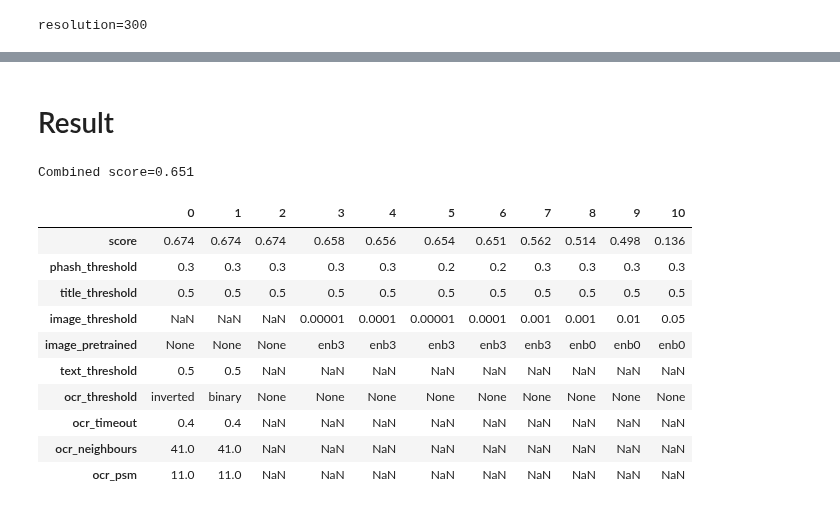
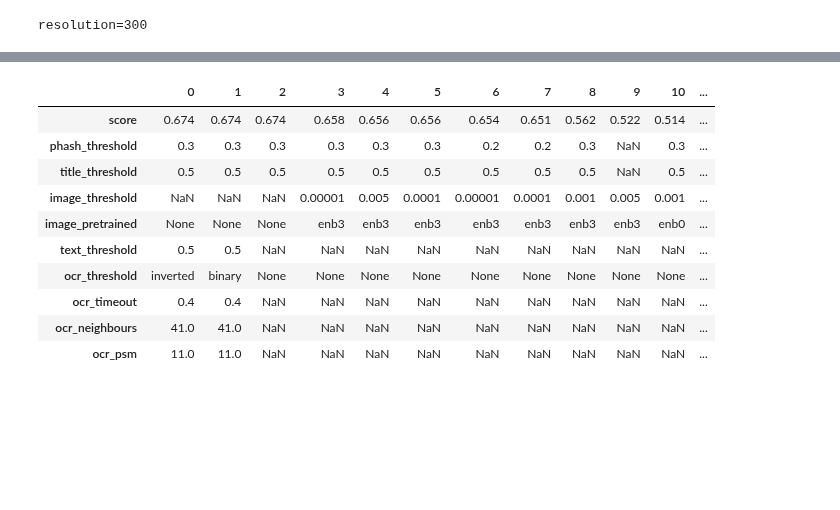
Before and after one commit to seahrh/kaggle-shopee-product-matching, a Jupyter notebook: validation.ipynb, the cells around one changed output, grey strips where cells are left out. Drawn from its saved outputs; the diff is of its cells as text; code cells hidden in the pictures; blank space fills up the shorter version.

```diff
--- a/validation.ipynb
+++ b/validation.ipynb
@@ -254,12 +282,53 @@ train["matches"] = train.apply(mylib.combine_as_list(
-# %% [markdown]
-# Result
-# %%
-train["f1"] = train.apply(mylib.metric_per_row("matches"), axis=1)
-print(f"Combined score={train.f1.mean():.3f}")
-# %% [output]
-Combined score=0.651
 # %%
 res = [
+    {
+        "score": 0.656,
+        "phash_threshold": 0.3,
+        "title_threshold": 0.5,
+        "image_threshold": 5e-3,
+        "image_pretrained": "enb3",
+        "text_threshold": None,
+        "ocr_threshold": None,
+        "ocr_timeout": None,
+        "ocr_neighbours": None,
+        "ocr_psm": None
+    },
+    {
+        "score": 0.522,
+        "phash_threshold": None,
+        "title_threshold": None,
+        "image_threshold": 5e-3,
+        "image_pretrained": "enb3",
+        "text_threshold": None,
+        "ocr_threshold": None,
+        "ocr_timeout": None,
+        "ocr_neighbours": None,
+        "ocr_psm": None
+    },
+    {
+        "score": 0.473,
+        "phash_threshold": None,
+        "title_threshold": None,
+        "image_threshold": 0.01,
+        "image_pretrained": "enb3",
+        "text_threshold": None,
+        "ocr_threshold": None,
+        "ocr_timeout": None,
+        "ocr_neighbours": None,
+        "ocr_psm": None
+    },
+    {
+        "score": 0.502,
+        "phash_threshold": None,
+        "title_threshold": None,
+        "image_threshold": 1e-3,
+        "image_pretrained": "enb3",
+        "text_threshold": None,
+        "ocr_threshold": None,
+        "ocr_timeout": None,
+        "ocr_neighbours": None,
+        "ocr_psm": None
+    },
     {
         "score": 0.651,
         "phash_threshold": 0.2,
@@ -370,44 +439,44 @@ res = [
     },
     {
         "score": 0.674,
         "phash_threshold": 0.3,
         "title_threshold": 0.5,
         "text_threshold": 0.5,
         "image_threshold": None,
         "image_pretrained": None,
         "ocr_threshold": "binary",
         "ocr_timeout": 0.4,
         "ocr_neighbours": 41,
         "ocr_psm": 11
     },
     {
         "score": 0.674,
         "phash_threshold": 0.3,
         "title_threshold": 0.5,
         "image_threshold": None,
         "image_pretrained": None,
         "text_threshold": None,
         "ocr_threshold": None,
         "ocr_timeout": None,
         "ocr_neighbours": None,
         "ocr_psm": None
     }
 ]
 df = pd.DataFrame.from_records(res)
 df.sort_values("score", ascending=False, inplace=True, ignore_index=True)
 df.T.head(30)
 # %% [output]
-|  | 0 | 1 | 2 | 3 | 4 | 5 | 6 | 7 | 8 | 9 | 10 |
-| score | 0.674 | 0.674 | 0.674 | 0.658 | 0.656 | 0.654 | 0.651 | 0.562 | 0.514 | 0.498 | 0.136 |
-| phash_threshold | 0.3 | 0.3 | 0.3 | 0.3 | 0.3 | 0.2 | 0.2 | 0.3 | 0.3 | 0.3 | 0.3 |
-| title_threshold | 0.5 | 0.5 | 0.5 | 0.5 | 0.5 | 0.5 | 0.5 | 0.5 | 0.5 | 0.5 | 0.5 |
-| image_threshold | NaN | NaN | NaN | 0.00001 | 0.0001 | 0.00001 | 0.0001 | 0.001 | 0.001 | 0.01 | 0.05 |
-| image_pretrained | None | None | None | enb3 | enb3 | enb3 | enb3 | enb3 | enb0 | enb0 | enb0 |
-| text_threshold | 0.5 | 0.5 | NaN | NaN | NaN | NaN | NaN | NaN | NaN | NaN | NaN |
-| ocr_threshold | inverted | binary | None | None | None | None | None | None | None | None | None |
-| ocr_timeout | 0.4 | 0.4 | NaN | NaN | NaN | NaN | NaN | NaN | NaN | NaN | NaN |
-| ocr_neighbours | 41.0 | 41.0 | NaN | NaN | NaN | NaN | NaN | NaN | NaN | NaN | NaN |
-| ocr_psm | 11.0 | 11.0 | NaN | NaN | NaN | NaN | NaN | NaN | NaN | NaN | NaN |
+|  | 0 | 1 | 2 | 3 | 4 | 5 | 6 | 7 | 8 | 9 | 10 | ... |
+| score | 0.674 | 0.674 | 0.674 | 0.658 | 0.656 | 0.656 | 0.654 | 0.651 | 0.562 | 0.522 | 0.514 | ... |
+| phash_threshold | 0.3 | 0.3 | 0.3 | 0.3 | 0.3 | 0.3 | 0.2 | 0.2 | 0.3 | NaN | 0.3 | ... |
+| title_threshold | 0.5 | 0.5 | 0.5 | 0.5 | 0.5 | 0.5 | 0.5 | 0.5 | 0.5 | NaN | 0.5 | ... |
+| image_threshold | NaN | NaN | NaN | 0.00001 | 0.005 | 0.0001 | 0.00001 | 0.0001 | 0.001 | 0.005 | 0.001 | ... |
+| image_pretrained | None | None | None | enb3 | enb3 | enb3 | enb3 | enb3 | enb3 | enb3 | enb0 | ... |
+| text_threshold | 0.5 | 0.5 | NaN | NaN | NaN | NaN | NaN | NaN | NaN | NaN | NaN | ... |
+| ocr_threshold | inverted | binary | None | None | None | None | None | None | None | None | None | ... |
+| ocr_timeout | 0.4 | 0.4 | NaN | NaN | NaN | NaN | NaN | NaN | NaN | NaN | NaN | ... |
+| ocr_neighbours | 41.0 | 41.0 | NaN | NaN | NaN | NaN | NaN | NaN | NaN | NaN | NaN | ... |
+| ocr_psm | 11.0 | 11.0 | NaN | NaN | NaN | NaN | NaN | NaN | NaN | NaN | NaN | ... |
 # %%
 cols = ["f1", "target", "matches"] + fs
 train[cols].head(30)
```
Also changed, not shown: parts of 24 cells of this notebook, 1 other file.
